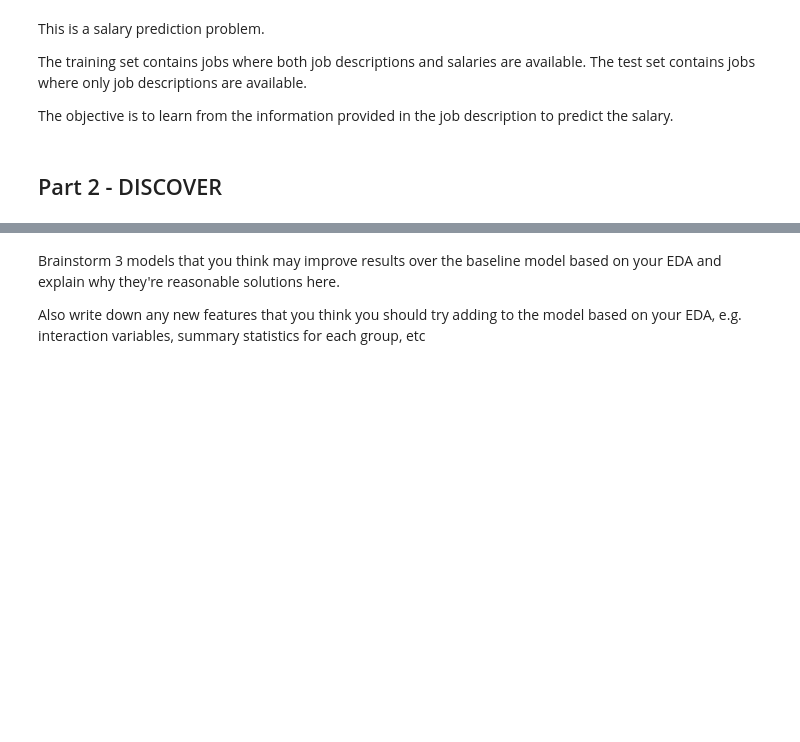
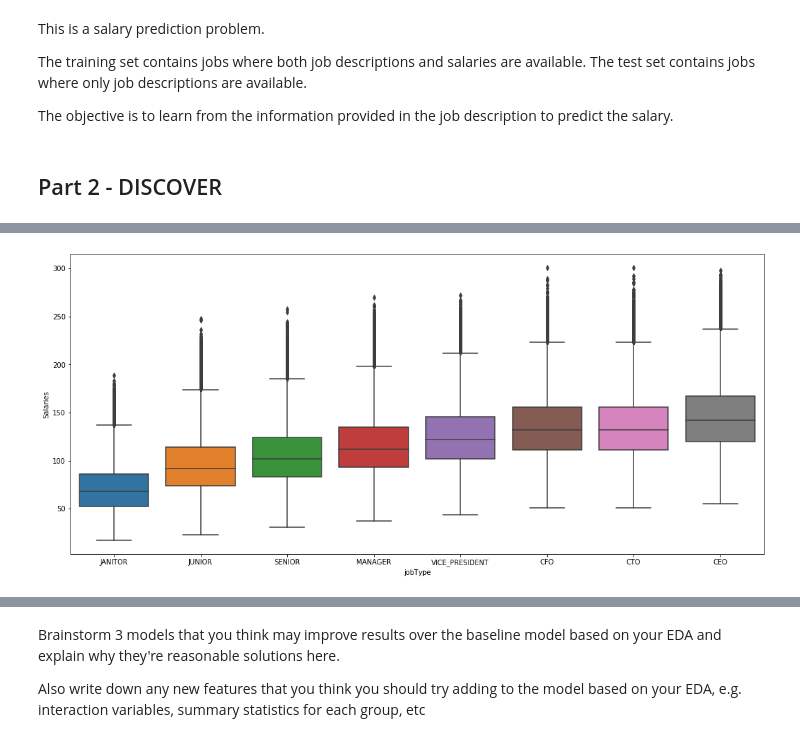
Before and after one commit to HieuNguyen258/Are-we-overpaying-our-employees-, a Jupyter notebook: Salary Prediction Project.ipynb, the cells around one changed output, grey strips where cells are left out. Saved outputs shown, nothing was run; the diff lists cells and outputs as text; code cells hidden in the pictures; blank space fills up the shorter version.

```diff
--- a/Salary Prediction Project.ipynb
+++ b/Salary Prediction Project.ipynb
@@ -54,0 +317,4 @@ __email__ = "hieu.t.nguyen.aug25@gmail.com"
+# %%
+visualize_features(train, 'jobType')
+# %% [output]
+[figure, added]
```
Also changed, not shown: parts of 74 cells of this notebook.
